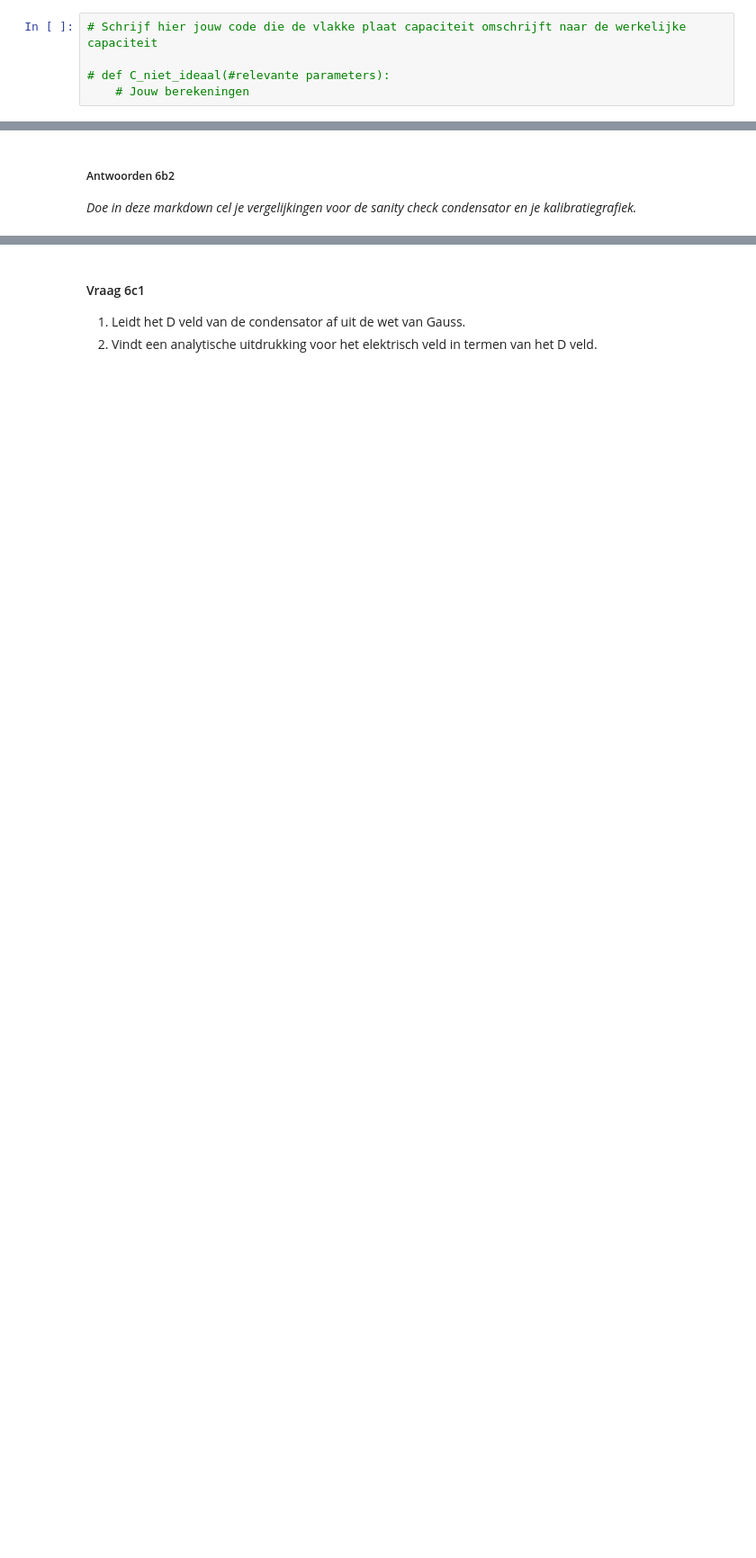
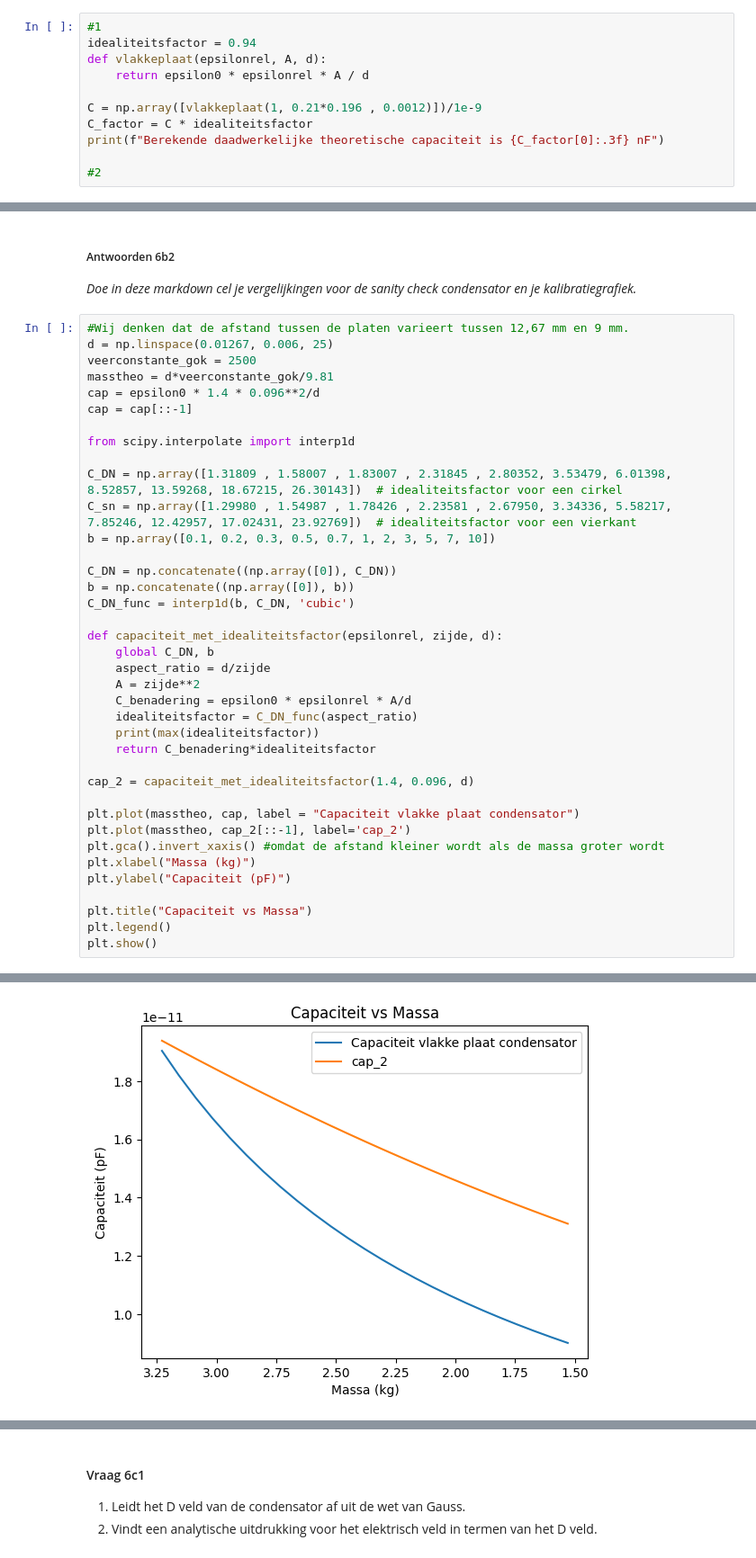
Before and after one commit to Peppertje/opdrachten-DEF-D-Pepper, a Jupyter notebook: DigitaleOntwerpopdrachten/1CondensatorOpdracht/CondensatorOntwerpopdracht.ipynb, the cells around one changed output, grey strips where cells are left out. Shown at 90% size. Drawn from its saved outputs; the diff is of its cells as text; blank space fills up the shorter version.

```diff
--- a/DigitaleOntwerpopdrachten/1CondensatorOpdracht/CondensatorOntwerpopdracht.ipynb
+++ b/DigitaleOntwerpopdrachten/1CondensatorOpdracht/CondensatorOntwerpopdracht.ipynb
@@ -808,7 +879,13 @@ Vanaf hier gaan we verder met jullie sensor van de ontwerpopdracht "Maak een sen
 3. Reken je theoretische kalibratie grafiek om met de idealiteitsfactor.
 4. Vergelijk je nieuwe theoretische kalibratiegrafiek van je praktische kalibratiegrafiek van de dag zelf.
 # %%
-# Schrijf hier jouw code die de vlakke plaat capaciteit omschrijft naar de werkelijke capaciteit
+#1
+idealiteitsfactor = 0.94
+def vlakkeplaat(epsilonrel, A, d):
+    return epsilon0 * epsilonrel * A / d
 
-# def C_niet_ideaal(#relevante parameters):
-    # Jouw berekeningen
+C = np.array([vlakkeplaat(1, 0.21*0.196 , 0.0012)])/1e-9
+C_factor = C * idealiteitsfactor
+print(f"Berekende daadwerkelijke theoretische capaciteit is {C_factor[0]:.3f} nF")
+
+#2
@@ -816,3 +895,42 @@ Vanaf hier gaan we verder met jullie sensor van de ontwerpopdracht "Maak een sen
 ##### Antwoorden 6b2
 
 *Doe in deze markdown cel je vergelijkingen voor de sanity check condensator en je kalibratiegrafiek.*
+# %%
+#Wij denken dat de afstand tussen de platen varieert tussen 12,67 mm en 9 mm.
+d = np.linspace(0.01267, 0.006, 25)
+veerconstante_gok = 2500
+masstheo = d*veerconstante_gok/9.81
+cap = epsilon0 * 1.4 * 0.096**2/d
+cap = cap[::-1]
+
+from scipy.interpolate import interp1d
+
+C_DN = np.array([1.31809 , 1.58007 , 1.83007 , 2.31845 , 2.80352, 3.53479, 6.01398, 8.52857, 13.59268, 18.67215, 26.30143])  # idealiteitsfactor voor een cirkel
+C_sn = np.array([1.29980 , 1.54987 , 1.78426 , 2.23581 , 2.67950, 3.34336, 5.58217, 7.85246, 12.42957, 17.02431, 23.92769])  # idealiteitsfactor voor een vierkant
+b = np.array([0.1, 0.2, 0.3, 0.5, 0.7, 1, 2, 3, 5, 7, 10])
+
+C_DN = np.concatenate((np.array([0]), C_DN))
+b = np.concatenate((np.array([0]), b))
+C_DN_func = interp1d(b, C_DN, 'cubic')
+
+def capaciteit_met_idealiteitsfactor(epsilonrel, zijde, d):
+    global C_DN, b
+    aspect_ratio = d/zijde
+    A = zijde**2
+    C_benadering = epsilon0 * epsilonrel * A/d
+    idealiteitsfactor = C_DN_func(aspect_ratio)
+    print(max(idealiteitsfactor))
+    return C_benadering*idealiteitsfactor
+
+cap_2 = capaciteit_met_idealiteitsfactor(1.4, 0.096, d)
+
+plt.plot(masstheo, cap, label = "Capaciteit vlakke plaat condensator")
+plt.plot(masstheo, cap_2[::-1], label='cap_2')
+plt.gca().invert_xaxis() #omdat de afstand kleiner wordt als de massa groter wordt
+plt.xlabel("Massa (kg)")
+plt.ylabel("Capaciteit (pF)")
+
+plt.title("Capaciteit vs Massa")
+plt.legend()
+plt.show()
+# %% [output]
@@ -819,3 +938,4 @@ Vanaf hier gaan we verder met jullie sensor van de ontwerpopdracht "Maak een sen
+[figure, added]
 # %% [markdown]
 #### Vraag 6c: Niet linear diëlektricum optie 1
 
```
Also changed, not shown: parts of 17 cells of this notebook.
